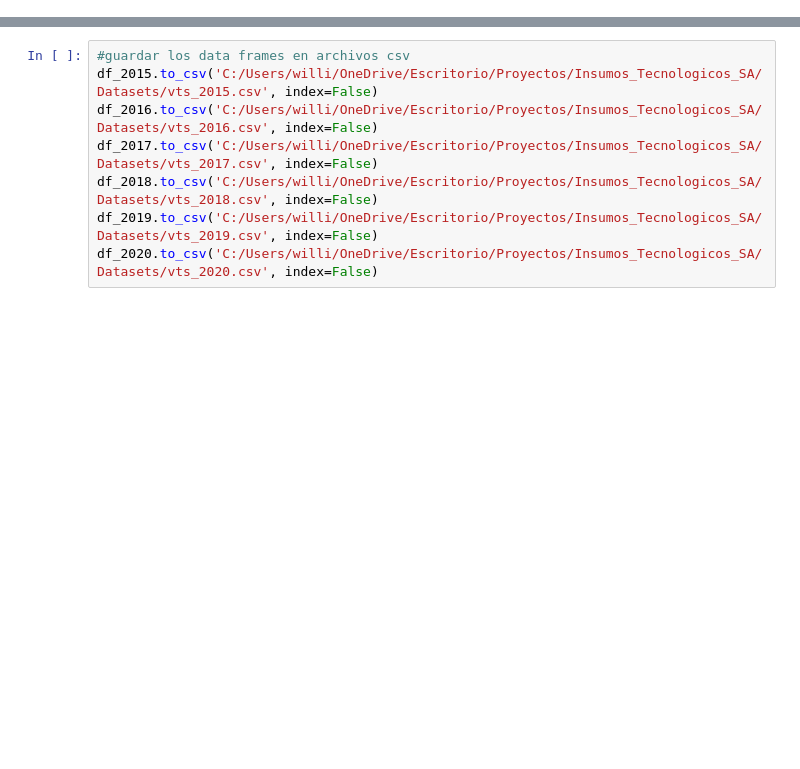
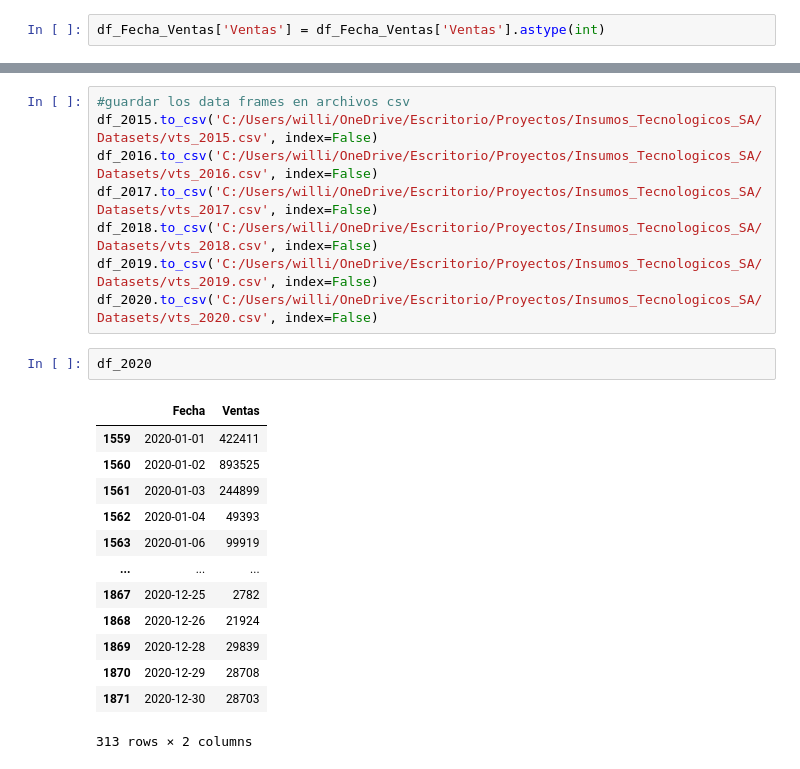
Before and after one commit to william100690/Insumos_Tecnologicos_SA, a Jupyter notebook: Objetivos/2_Objetivo_1_Comportamiento vts.ipynb, the cells around one changed output, grey strips where cells are left out. Cells and saved outputs as stored; diff of their text form; blank space fills up the shorter version.

```diff
--- a/Objetivos/2_Objetivo_1_Comportamiento vts.ipynb
+++ b/Objetivos/2_Objetivo_1_Comportamiento vts.ipynb
@@ -93,3 +77,5 @@ df_Fecha_Ventas
+# %%
+df_Fecha_Ventas['Ventas'] = df_Fecha_Ventas['Ventas'].astype(int)
 # %%
 #obtener un data frame por cada año
 df_2015 = df_Fecha_Ventas[df_Fecha_Ventas['Fecha'].dt.year == 2015].copy()
@@ -214,3 +200,19 @@ df_2017.to_csv('C:/Users/willi/OneDrive/Escritorio/Proyectos/Insumos_Tecnologico
 df_2018.to_csv('C:/Users/willi/OneDrive/Escritorio/Proyectos/Insumos_Tecnologicos_SA/Datasets/vts_2018.csv', index=False)
 df_2019.to_csv('C:/Users/willi/OneDrive/Escritorio/Proyectos/Insumos_Tecnologicos_SA/Datasets/vts_2019.csv', index=False)
 df_2020.to_csv('C:/Users/willi/OneDrive/Escritorio/Proyectos/Insumos_Tecnologicos_SA/Datasets/vts_2020.csv', index=False)
+# %%
+df_2020
+# %% [output]
+|  | Fecha | Ventas |
+| 1559 | 2020-01-01 | 422411 |
+| 1560 | 2020-01-02 | 893525 |
+| 1561 | 2020-01-03 | 244899 |
+| 1562 | 2020-01-04 | 49393 |
+| 1563 | 2020-01-06 | 99919 |
+| ... | ... | ... |
+| 1867 | 2020-12-25 | 2782 |
+| 1868 | 2020-12-26 | 21924 |
+| 1869 | 2020-12-28 | 29839 |
+| 1870 | 2020-12-29 | 28708 |
+| 1871 | 2020-12-30 | 28703 |
+313 rows × 2 columns
```
Also changed, not shown: parts of 1 cell of this notebook, 2 other files.
